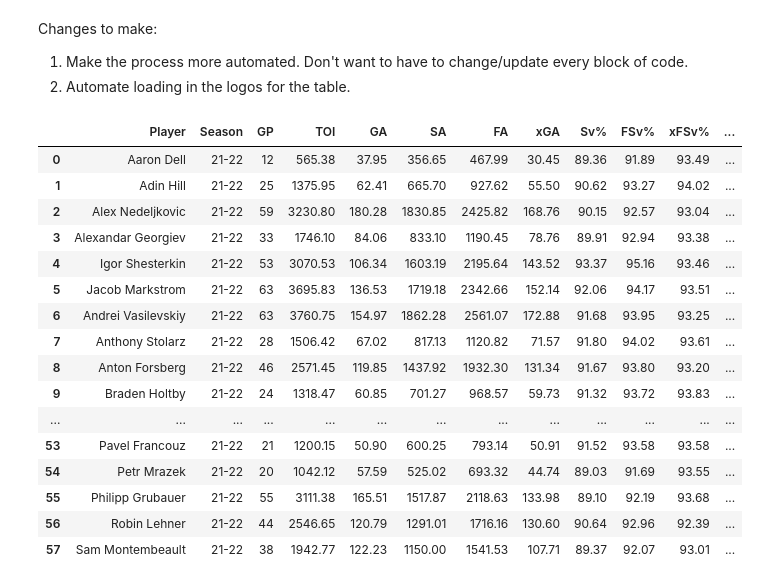
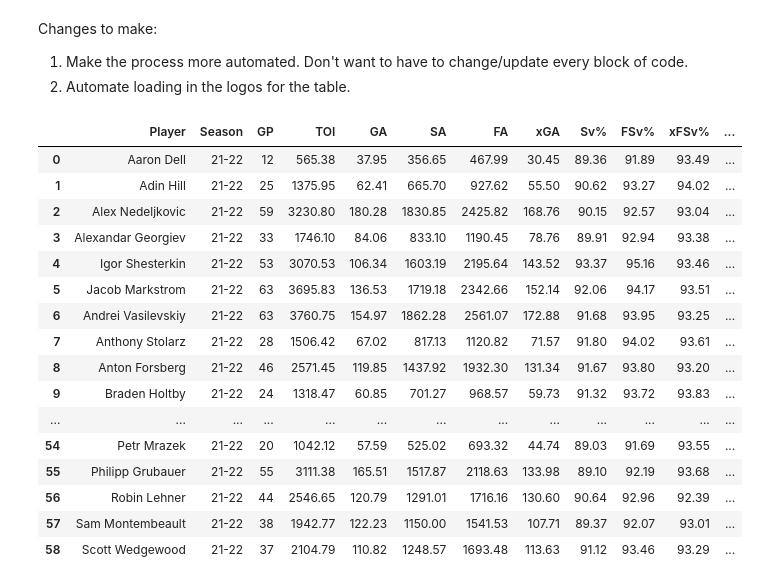
Before and after one commit to mikeytw11/Hockey, a Jupyter notebook: Goalie_Consistency.ipynb, the cells around one changed output. Drawn from its saved outputs; the diff is of its cells as text; code cells hidden in the pictures.

```diff
--- a/Goalie_Consistency.ipynb
+++ b/Goalie_Consistency.ipynb
@@ -328,6 +332,7 @@ Variance_Mrazek = round((sum((Mrazek['GSAx']-Mean_Mrazek)**2))/(N_Mrazek-1),2)
 Variance_Grubauer = round((sum((Grubauer['GSAx']-Mean_Grubauer)**2))/(N_Grubauer-1),2)
 Variance_Lehner = round((sum((Lehner['GSAx']-Mean_Lehner)**2))/(N_Lehner-1),2)
 Variance_Montembeault = round((sum((Montembeault['GSAx']-Mean_Montembeault)**2))/(N_Montembeault-1),2)
+Variance_Wedgewood = round((sum((Wedgewood['GSAx']-Mean_Wedgewood)**2))/(N_Wedgewood-1),2)
 # %%
 #Keep only last row of raw data.
 Dell_Final = Goalies_Season.loc[Goalies_Season.Player=='Aaron Dell']
@@ -391,6 +396,7 @@ Mrazek_Final = Goalies_Season.loc[Goalies_Season.Player=='Petr Mrazek']
 Grubauer_Final = Goalies_Season.loc[Goalies_Season.Player=='Philipp Grubauer']
 Lehner_Final = Goalies_Season.loc[Goalies_Season.Player=='Robin Lehner']
 Montembeault_Final = Goalies_Season.loc[Goalies_Season.Player=='Sam Montembeault']
+Wedgewood_Final = Goalies_Season.loc[Goalies_Season.Player=='Scott Wedgewood']
 # %%
 #Restrict data columns.
 Dell_Final = Dell_Final.drop(columns = ['Position','GSAA','Team'])
@@ -454,6 +460,7 @@ Mrazek_Final = Mrazek_Final.drop(columns = ['Position','GSAA','Team'])
 Grubauer_Final = Grubauer_Final.drop(columns = ['Position','GSAA','Team'])
 Lehner_Final = Lehner_Final.drop(columns = ['Position','GSAA','Team'])
 Montembeault_Final = Montembeault_Final.drop(columns = ['Position','GSAA','Team'])
+Wedgewood_Final = Wedgewood_Final.drop(columns = ['Position','GSAA','Team'])
 # %%
 #Add Variance column to goaltender data.
 Dell_Final['Variance'] = Variance_Dell
@@ -517,35 +524,36 @@ Mrazek_Final['Variance'] = Variance_Mrazek
 Grubauer_Final['Variance'] = Variance_Grubauer
 Lehner_Final['Variance'] = Variance_Lehner
 Montembeault_Final['Variance'] = Variance_Montembeault
+Wedgewood_Final['Variance'] = Variance_Wedgewood
 # %%
 #Merge goaltenders together
 Goalie_Table = pd.concat([Dell_Final, Hill_Final, Nedeljkovic_Final, Georgiev_Final, Shesterkin_Final, Markstrom_Final, Vasilevskiy_Final, Stolarz_Final, Forsberg_Final,
                           Raanta_Final, Holtby_Final, Elliot_Final, Petersen_Final, Talbot_Final, Hart_Final, DeSmith_Final, Primeau_Final, Driedger_Final, Hellebuyck_Final,
                           Anderson_Final, Vladar_Final, Kuemper_Final, Rittich_Final, Tokarski_Final, Merzlikins_Final, Comrie_Final, Kallgren_Final, Gustavsson_Final,
                           Andersen_Final, Samsonov_Final, Campbell_Final, Allen_Final, Oettinger_Final, Sorokin_Final, Reimer_Final, Halak_Final, Swayman_Final, Gibson_Final,
                           Gillies_Final, Quick_Final, Korpisalo_Final, Binnington_Final, Saros_Final, Kahkonen_Final, Vejmelka_Final, Lankinen_Final, Brossoit_Final,
                           Ullmark_Final, Thompson_Final, Blackwood_Final, Fleury_Final, Jones_Final, Murray_Final, Smith_Final, Koskinen_Final, Daws_Final, Francouz_Final,
-                          Mrazek_Final, Grubauer_Final, Lehner_Final, Montembeault_Final])
+                          Mrazek_Final, Grubauer_Final, Lehner_Final, Montembeault_Final, Wedgewood_Final])
 Goalie_Table = Goalie_Table.reset_index(drop=True)
 Goalie_Table
 # %% [output]
 |  | Player | Season | GP | TOI | GA | SA | FA | xGA | Sv% | FSv% | xFSv% | ... |
 | 0 | Aaron Dell | 21-22 | 12 | 565.38 | 37.95 | 356.65 | 467.99 | 30.45 | 89.36 | 91.89 | 93.49 | ... |
 | 1 | Adin Hill | 21-22 | 25 | 1375.95 | 62.41 | 665.70 | 927.62 | 55.50 | 90.62 | 93.27 | 94.02 | ... |
 | 2 | Alex Nedeljkovic | 21-22 | 59 | 3230.80 | 180.28 | 1830.85 | 2425.82 | 168.76 | 90.15 | 92.57 | 93.04 | ... |
 | 3 | Alexandar Georgiev | 21-22 | 33 | 1746.10 | 84.06 | 833.10 | 1190.45 | 78.76 | 89.91 | 92.94 | 93.38 | ... |
 | 4 | Igor Shesterkin | 21-22 | 53 | 3070.53 | 106.34 | 1603.19 | 2195.64 | 143.52 | 93.37 | 95.16 | 93.46 | ... |
 | 5 | Jacob Markstrom | 21-22 | 63 | 3695.83 | 136.53 | 1719.18 | 2342.66 | 152.14 | 92.06 | 94.17 | 93.51 | ... |
 | 6 | Andrei Vasilevskiy | 21-22 | 63 | 3760.75 | 154.97 | 1862.28 | 2561.07 | 172.88 | 91.68 | 93.95 | 93.25 | ... |
 | 7 | Anthony Stolarz | 21-22 | 28 | 1506.42 | 67.02 | 817.13 | 1120.82 | 71.57 | 91.80 | 94.02 | 93.61 | ... |
 | 8 | Anton Forsberg | 21-22 | 46 | 2571.45 | 119.85 | 1437.92 | 1932.30 | 131.34 | 91.67 | 93.80 | 93.20 | ... |
 | 9 | Braden Holtby | 21-22 | 24 | 1318.47 | 60.85 | 701.27 | 968.57 | 59.73 | 91.32 | 93.72 | 93.83 | ... |
 | ... | ... | ... | ... | ... | ... | ... | ... | ... | ... | ... | ... | ... |
-| 53 | Pavel Francouz | 21-22 | 21 | 1200.15 | 50.90 | 600.25 | 793.14 | 50.91 | 91.52 | 93.58 | 93.58 | ... |
 | 54 | Petr Mrazek | 21-22 | 20 | 1042.12 | 57.59 | 525.02 | 693.32 | 44.74 | 89.03 | 91.69 | 93.55 | ... |
 | 55 | Philipp Grubauer | 21-22 | 55 | 3111.38 | 165.51 | 1517.87 | 2118.63 | 133.98 | 89.10 | 92.19 | 93.68 | ... |
 | 56 | Robin Lehner | 21-22 | 44 | 2546.65 | 120.79 | 1291.01 | 1716.16 | 130.60 | 90.64 | 92.96 | 92.39 | ... |
 | 57 | Sam Montembeault | 21-22 | 38 | 1942.77 | 122.23 | 1150.00 | 1541.53 | 107.71 | 89.37 | 92.07 | 93.01 | ... |
+| 58 | Scott Wedgewood | 21-22 | 37 | 2104.79 | 110.82 | 1248.57 | 1693.48 | 113.63 | 91.12 | 93.46 | 93.29 | ... |
 # %%
 plt.figure(figsize=(12,8))
 sns.scatterplot(data=Goalie_Table, x='GSAx', y='Variance')
```
Also changed, not shown: parts of 6 cells of this notebook.
